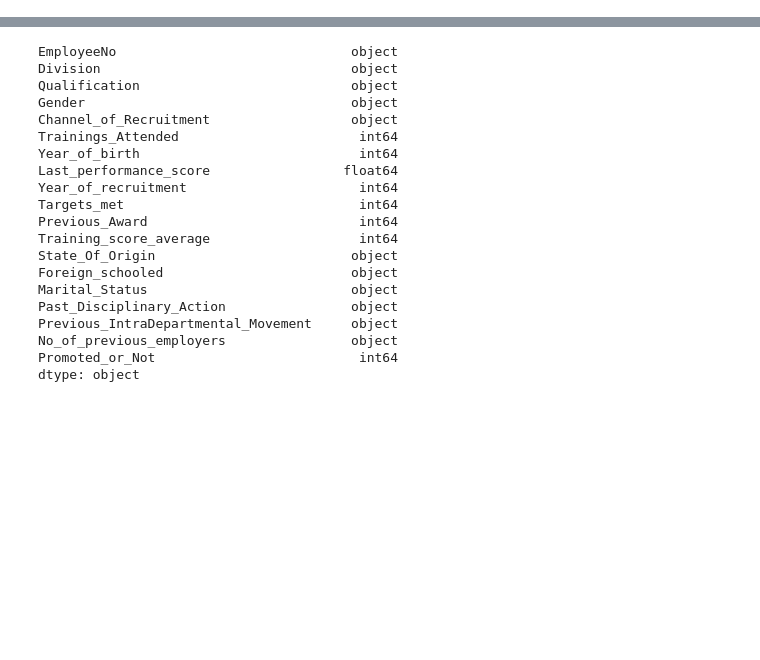
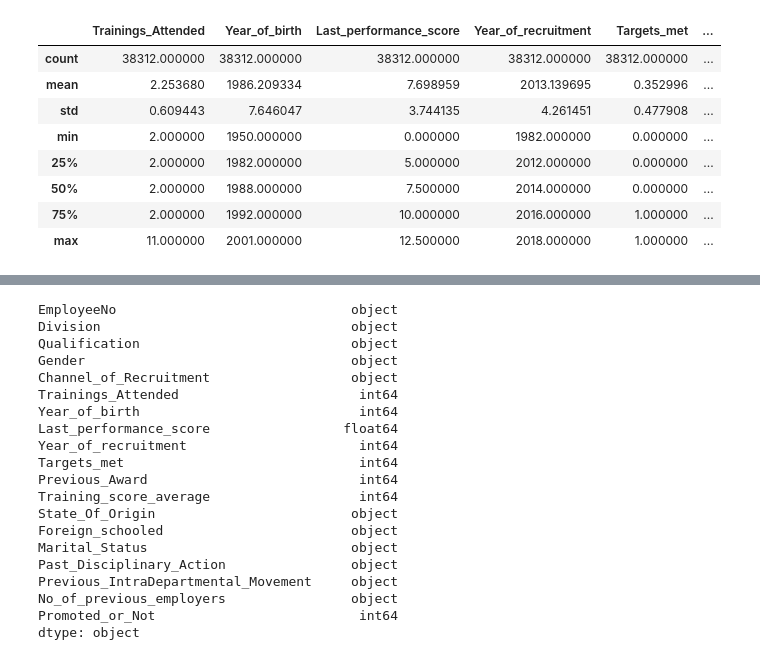
Before and after one commit to tizycki/intercampusai2019, a Jupyter notebook: experiment_path.ipynb, the cells around one changed output, grey strips where cells are left out. Drawn from its saved outputs; the diff is of its cells as text; code cells hidden in the pictures; blank space fills up the shorter version.

```diff
--- a/experiment_path.ipynb
+++ b/experiment_path.ipynb
@@ -12,4 +31,17 @@ data_path = './data'
 
 df_train = pd.read_csv(os.path.join(data_path, train_file))
 df_test = pd.read_csv(os.path.join(data_path, test_file))
+# %%
+# First look into data
+df_train.describe()
+# %% [output]
+|  | Trainings_Attended | Year_of_birth | Last_performance_score | Year_of_recruitment | Targets_met | ... |
+| count | 38312.000000 | 38312.000000 | 38312.000000 | 38312.000000 | 38312.000000 | ... |
+| mean | 2.253680 | 1986.209334 | 7.698959 | 2013.139695 | 0.352996 | ... |
+| std | 0.609443 | 7.646047 | 3.744135 | 4.261451 | 0.477908 | ... |
+| min | 2.000000 | 1950.000000 | 0.000000 | 1982.000000 | 0.000000 | ... |
+| 25% | 2.000000 | 1982.000000 | 5.000000 | 2012.000000 | 0.000000 | ... |
+| 50% | 2.000000 | 1988.000000 | 7.500000 | 2014.000000 | 0.000000 | ... |
+| 75% | 2.000000 | 1992.000000 | 10.000000 | 2016.000000 | 1.000000 | ... |
+| max | 11.000000 | 2001.000000 | 12.500000 | 2018.000000 | 1.000000 | ... |
 # %%
```
Also changed, not shown: parts of 25 cells of this notebook, 1 other file.
